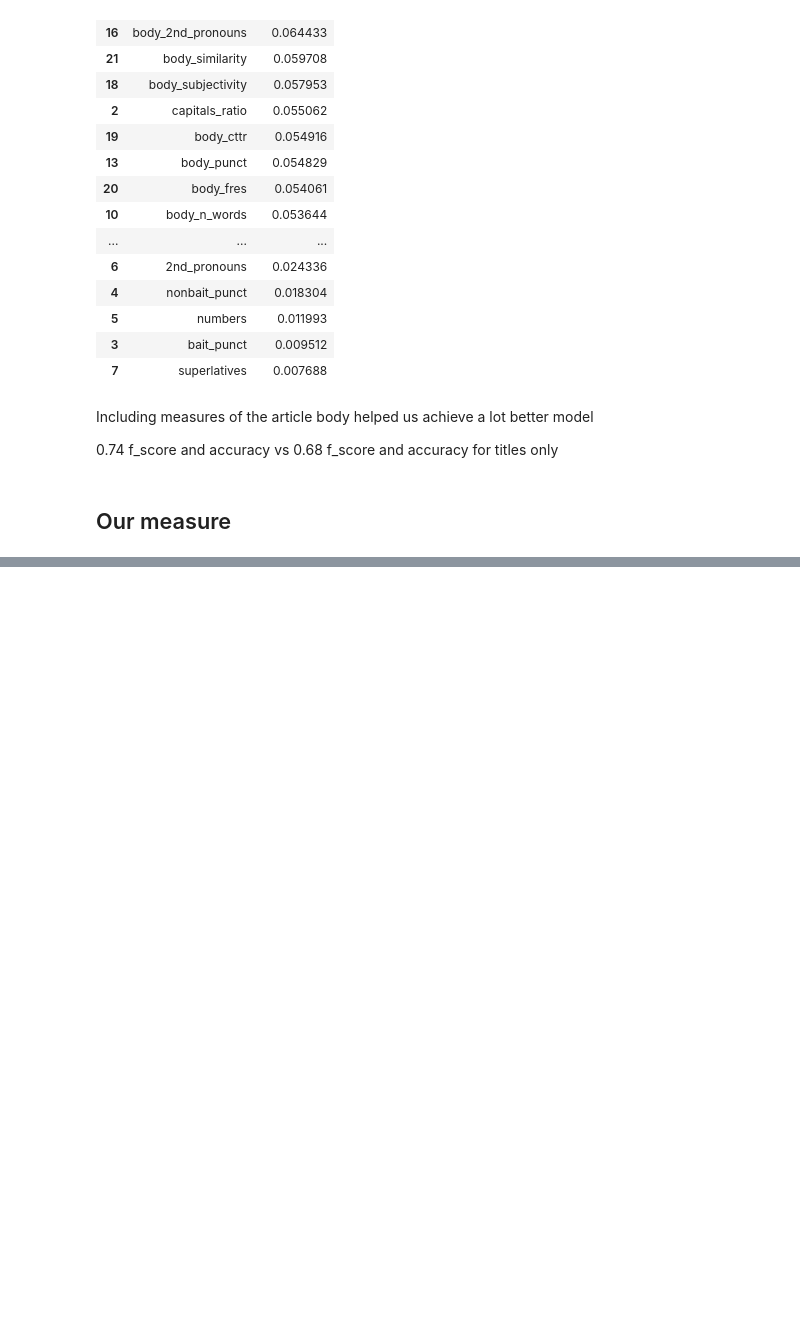
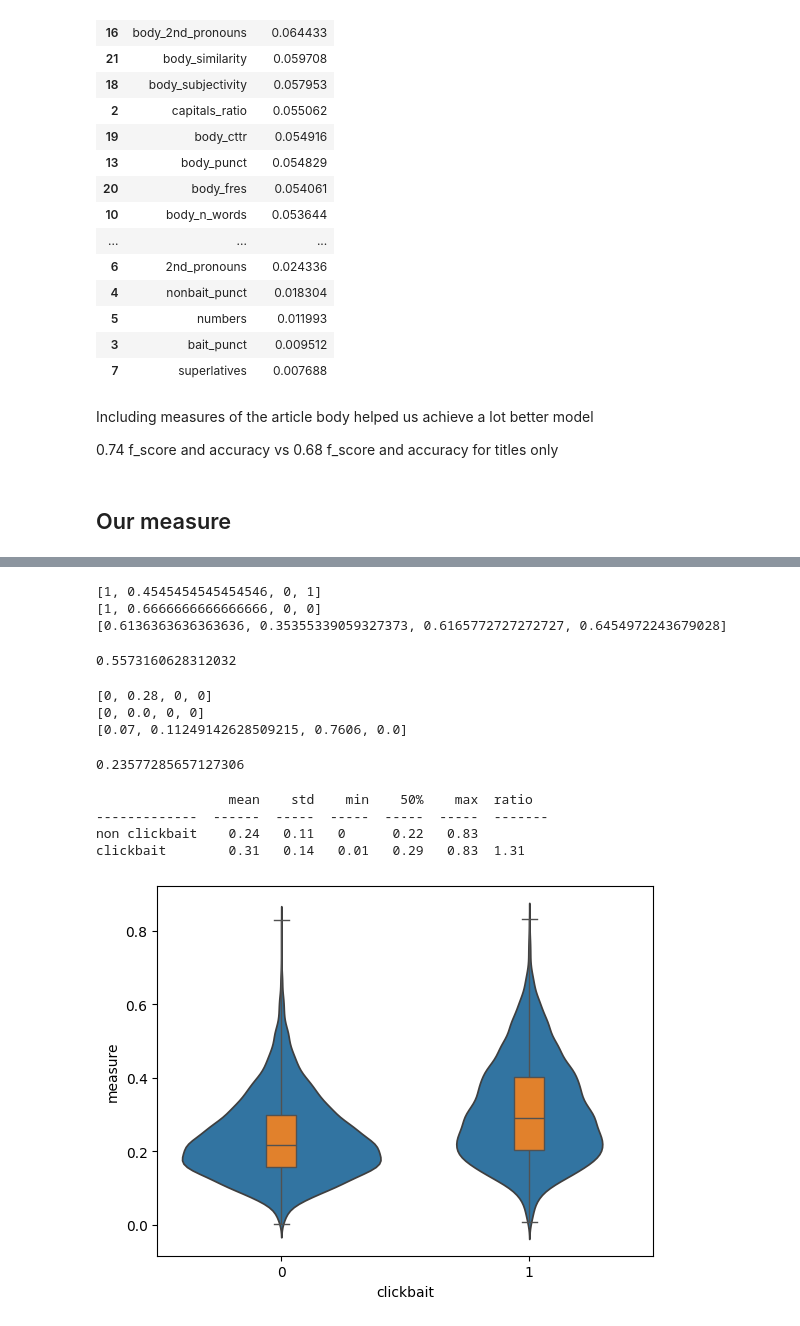
Before and after one commit to matkubita/ClickbaitDetectionThesis, a Jupyter notebook: notebooks/3-Informativeness-Measures.ipynb, the cells around one changed output, grey strips where cells are left out. Saved outputs shown, nothing was run; the diff lists cells and outputs as text; code cells hidden in the pictures; blank space fills up the shorter version.

Commit message:
dropped duplicates in the datasets, created our own baitness measure

```diff
--- a/notebooks/3-Informativeness-Measures.ipynb
+++ b/notebooks/3-Informativeness-Measures.ipynb
@@ -187,7 +252,7 @@ def capital_letters_ratio(text):
 
 def capital_words_count(text):
     """ calculates capital words """
-    return sum([word.isupper() for word in word_tokenize(text)])
+    return sum([1 for word in word_tokenize(text) if word.isupper() and len(word) > 1])
 
 def punctuation_ratio(text):
     """ calculates punctuation ratio """
@@ -236,7 +301,7 @@ def speculatives_count(text):
     """ usage of speculative forms """
     speculative_words = {
         "might", "may", "could", "can", "perhaps", "possibly", "probably", "maybe",
-        "seems", "appears", "suggests", "indicates", "likely", "unlikely", "assume", "will"
+        "seems", "appears", "suggests", "indicates", "likely", "unlikely", "assume"
     }
     return sum([1 for x in word_tokenize(text.lower()) if x in speculative_words])
 
@@ -1797,0 +1865,7 @@ sqrt() for each and then multiply
+# %%
+def cut_value(value):
+    if value > 1:
+        return 1
+    elif value < 0:
+        return 0
+    return value
@@ -1797,0 +1911,30 @@ sqrt() for each and then multiply
+# %%
+baitness_measure(sample_text[:66], debug=True)
+# %% [output]
+[1, 0.4545454545454546, 0, 1]
+[1, 0.6666666666666666, 0, 0]
+[0.6136363636363636, 0.35355339059327373, 0.6165772727272727, 0.6454972243679028]
+0.5573160628312032
+# %%
+baitness_measure("Daniel Kaluuya: 'In Britain I’m too black, in America I'm not black enough'", debug=True)
+# %% [output]
+[0, 0.28, 0, 0]
+[0, 0.0, 0, 0]
+[0.07, 0.11249142628509215, 0.7606, 0.0]
+0.23577285657127306
+# %%
+custom_data = data.copy()
+custom_data['measure'] = custom_data['title'].apply(baitness_measure)
+# %%
+custom_data['measure_sqrt'] = custom_data['measure'].apply(math.sqrt)
+# %%
+print_metrics(custom_data, column="measure")
+# %% [output]
+                 mean    std    min    50%    max  ratio
+-------------  ------  -----  -----  -----  -----  -------
+non clickbait    0.24   0.11   0      0.22   0.83
+clickbait        0.31   0.14   0.01   0.29   0.83  1.31
+# %%
+plot_metrics(custom_data, column="measure")
+# %% [output]
+[figure, added]
```
Also changed, not shown: parts of 24 cells of this notebook, 6 other files.
